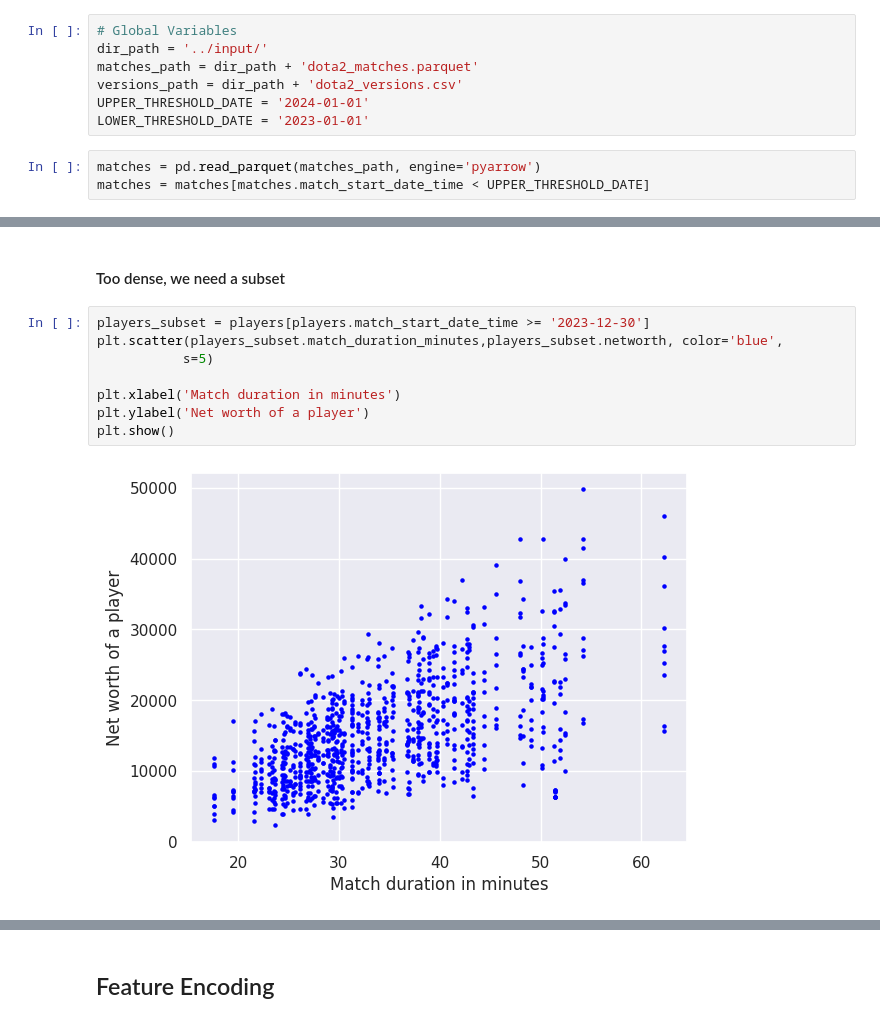
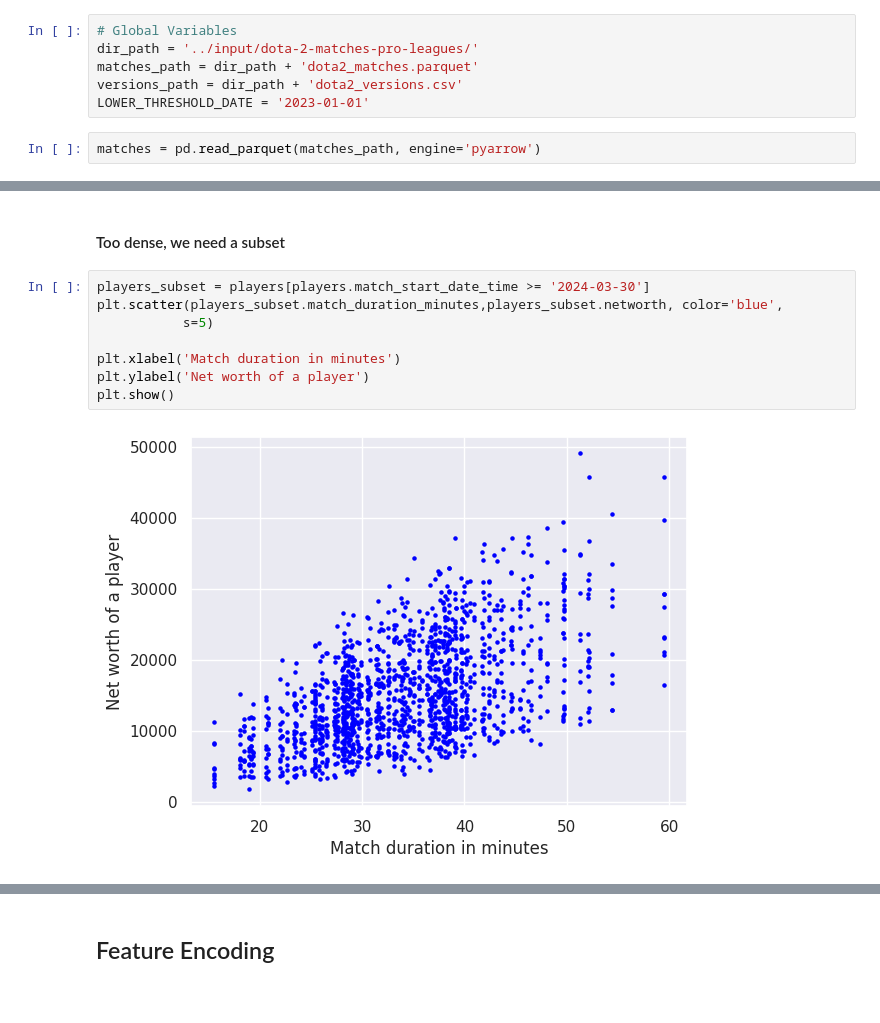
Before and after one commit to byermekov/GE2324_CW, a Jupyter notebook: dota2-ge.ipynb, the cells around one changed output, grey strips where cells are left out. Cells and saved outputs as stored; diff of their text form.

```diff
--- a/dota2-ge.ipynb
+++ b/dota2-ge.ipynb
@@ -480,14 +483,12 @@ def predict_outcome_dummy(rad_heroes, dire_heroes, model_name='LDA'):
         print('So, Dire will most likely win')
 # %%
 # Global Variables
-dir_path = '../input/'
+dir_path = '../input/dota-2-matches-pro-leagues/'
 matches_path = dir_path + 'dota2_matches.parquet'
 versions_path = dir_path + 'dota2_versions.csv'
-UPPER_THRESHOLD_DATE = '2024-01-01'
 LOWER_THRESHOLD_DATE = '2023-01-01'
 # %%
 matches = pd.read_parquet(matches_path, engine='pyarrow')
-matches = matches[matches.match_start_date_time < UPPER_THRESHOLD_DATE]
 # %% [markdown]
 ## Missing Values
 # %%
@@ -731,15 +732,15 @@ plt.show()
 # %% [markdown]
 #### Too dense, we need a subset
 # %%
-players_subset = players[players.match_start_date_time >= '2023-12-30']
+players_subset = players[players.match_start_date_time >= '2024-03-30']
 plt.scatter(players_subset.match_duration_minutes,players_subset.networth, color='blue',
            s=5)
 
 plt.xlabel('Match duration in minutes')
 plt.ylabel('Net worth of a player')
 plt.show()
 # %% [output]
-[figure, old version]
+[figure, new version]
 # %%
 colors = {True: 'blue', False: 'red'}
 labels = {True: 'Win', False: 'Lose'}
```
Also changed, not shown: parts of 43 cells of this notebook, 1 other file.
